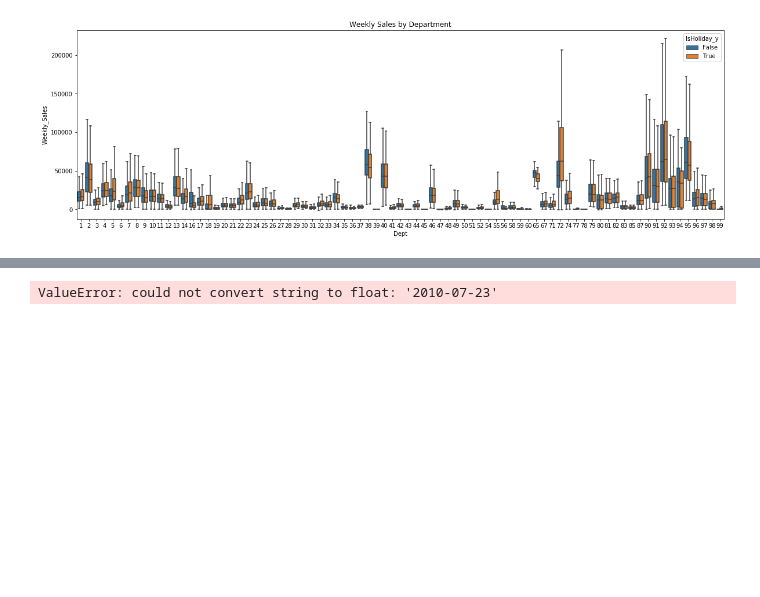
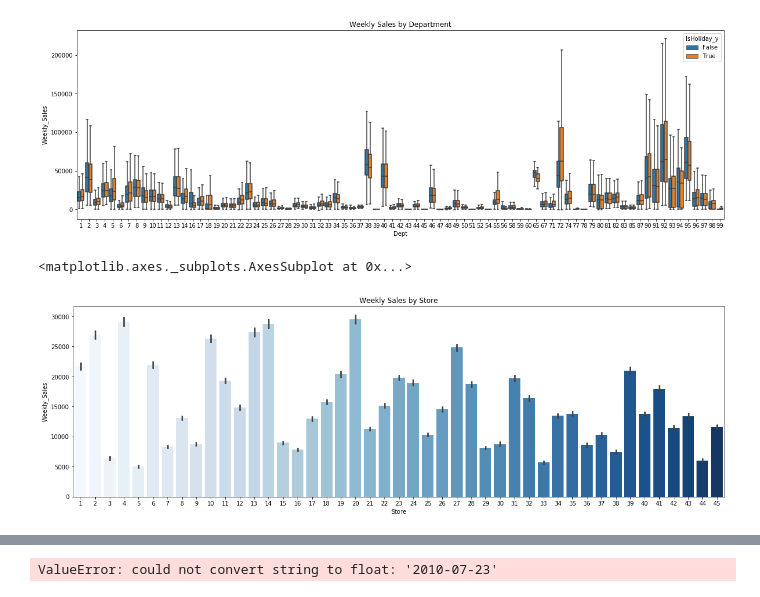
Before and after one commit to whung10/data_science_projects, a Jupyter notebook: ML_practice/Walmart_store_sales_forecasting/Walmart_store_sales_forecasting.ipynb, the cells around one changed output, grey strips where cells are left out. Saved outputs shown, nothing was run; the diff lists cells and outputs as text; code cells hidden in the pictures; blank space fills up the shorter version.

```diff
--- a/ML_practice/Walmart_store_sales_forecasting/Walmart_store_sales_forecasting.ipynb
+++ b/ML_practice/Walmart_store_sales_forecasting/Walmart_store_sales_forecasting.ipynb
@@ -66,3 +93,10 @@ sns.boxplot(x='Dept', y='Weekly_Sales', data=df, showfliers=False, hue="IsHolida
 # %% [output]
 <matplotlib.axes._subplots.AxesSubplot at 0x...>
 [figure]
+# %%
+plt.figure(figsize=(20, 6))
+plt.title('Weekly Sales by Store')
+sns.barplot(x='Store', y='Weekly_Sales', data=df, palette='Blues')
+# %% [output]
+<matplotlib.axes._subplots.AxesSubplot at 0x...>
+[figure, added]
```
Also changed, not shown: parts of 7 cells of this notebook, 2 other files.
